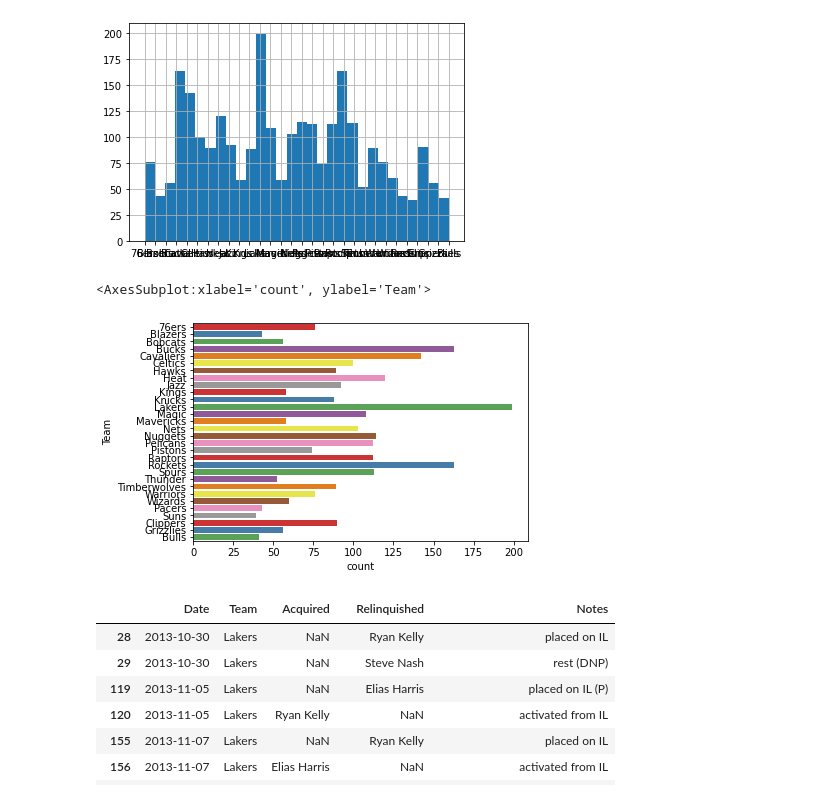
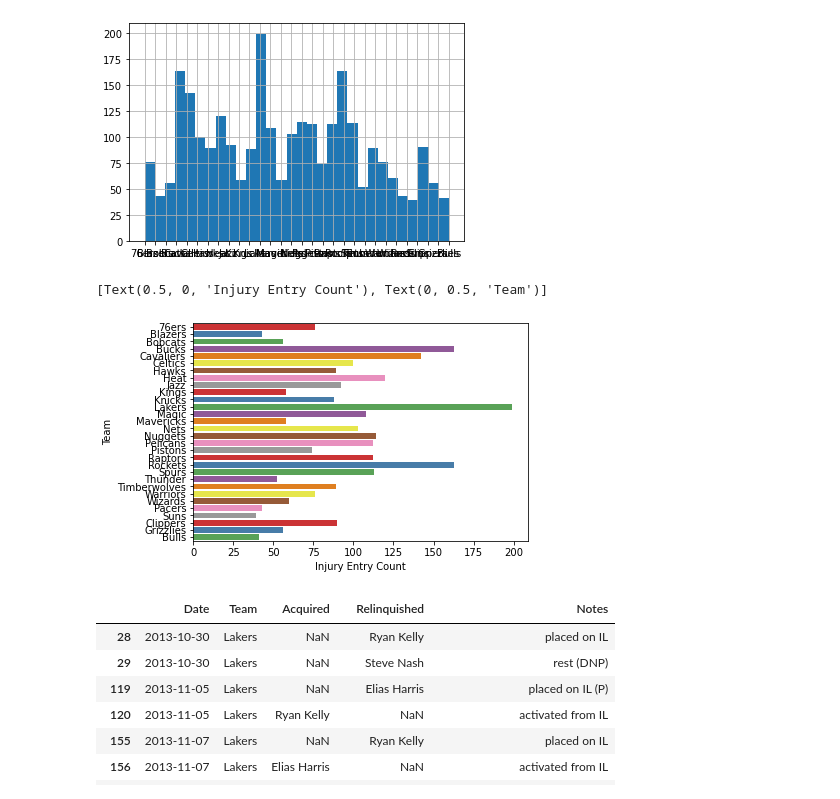
Before and after one commit to pauljacob/capstoneNBA, a Jupyter notebook: Untitled Folder/capstone2_injuries.ipynb, the cells around one changed output. Saved outputs shown, nothing was run; the diff lists cells and outputs as text; code cells hidden in the pictures.

```diff
--- a/Untitled Folder/capstone2_injuries.ipynb
+++ b/Untitled Folder/capstone2_injuries.ipynb
@@ -136,10 +136,11 @@ df_2013_14['Team'].hist(bins=30)
 <AxesSubplot:>
 [figure]
 # %%
-sns.countplot(y='Team', data=df_2013_14, palette="Set1")
+ax = sns.countplot(y='Team', data=df_2013_14, palette="Set1")
+ax.set(xlabel='Injury Entry Count', ylabel='Team')
 # %% [output]
-<AxesSubplot:xlabel='count', ylabel='Team'>
+[Text(0.5, 0, 'Injury Entry Count'), Text(0, 0.5, 'Team')]
-[figure, old version]
+[figure, new version]
 # %%
 df_2013_14[df_2013_14.Team == 'Lakers']
 # %% [output]
```
Also changed, not shown: parts of 49 cells of this notebook.
